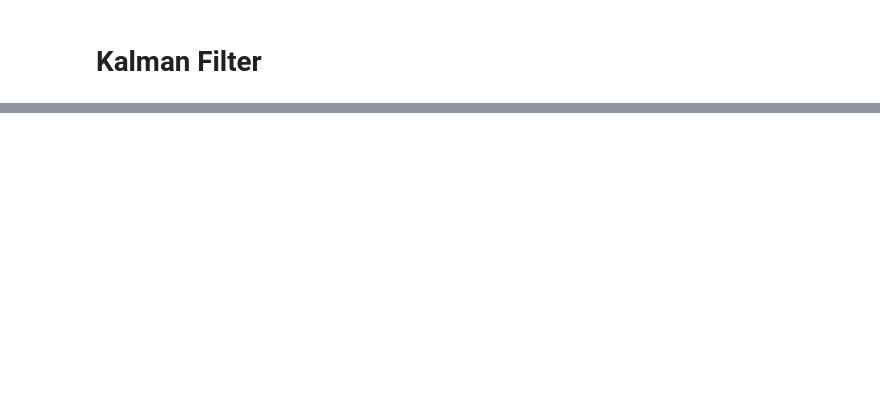
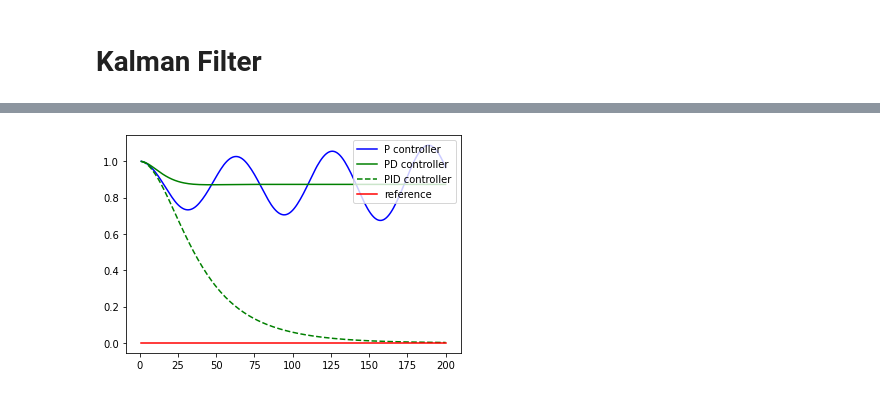
Before and after one commit to hahnsangkim/sdc_scratchpad, a Jupyter notebook: scratchpad.ipynb, the cells around one changed output, grey strips where cells are left out. Cells and saved outputs as stored; diff of their text form; code cells hidden in the pictures; blank space fills up the shorter version.

```diff
--- a/scratchpad.ipynb
+++ b/scratchpad.ipynb
@@ -186,0 +69,26 @@ print (kalman_filter(x, P))
+# %%
+drift = 10
+# P-control only
+robot = pid.make_robot(drift)
+p = [0.2, 0, 0]
+x_trajectory, y_trajectory_p, err = pid.run(robot, p)
+# PD-Control
+robot = pid.make_robot(drift)
+p = [0.2, 3.0, 0]
+x_trajectory, y_trajectory_pd, err = pid.run(robot, p)
+## PID-Control
+robot = pid.make_robot(drift)
+p = [0.2, 3.0, 0.004]
+x_trajectory, y_trajectory_pid, err = pid.run(robot, p)
+
+n = len(x_trajectory)
+
+plt.plot(x_trajectory, y_trajectory_p, 'b', label='P controller')
+plt.plot(x_trajectory, y_trajectory_pd, 'g', label='PD controller')
+plt.plot(x_trajectory, y_trajectory_pid, '--g', label='PID controller')
+plt.plot(x_trajectory, np.zeros(n), 'r', label='reference')
+
+plt.legend(loc='upper right')
+plt.show()
+# %% [output]
+[figure, added]
```
Also changed, not shown: parts of 9 cells of this notebook.
